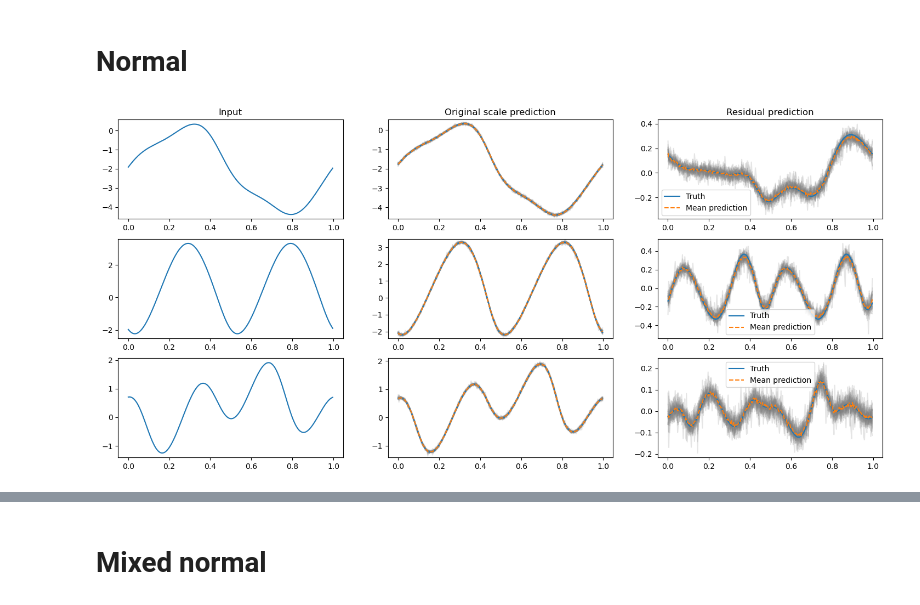
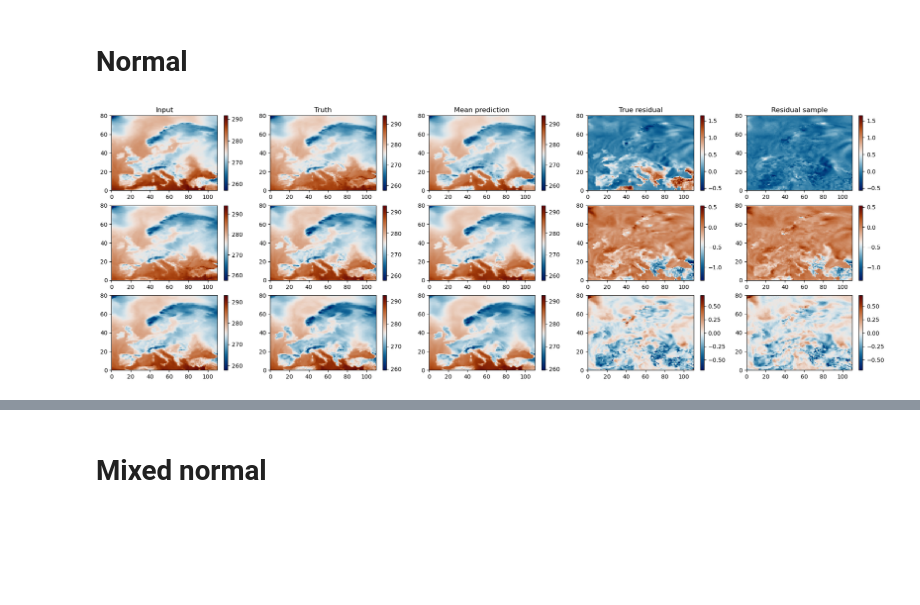
Before and after one commit to Philipp238/diffusionUQ, a Jupyter notebook: evaluation/era5.ipynb, the cells around one changed output, grey strips where cells are left out. Cells and saved outputs as stored; diff of their text form; code cells hidden in the pictures; blank space fills up the shorter version.

Commit message:
Update experiment results

```diff
--- a/evaluation/era5.ipynb
+++ b/evaluation/era5.ipynb
@@ -202,30 +157,28 @@ cb1 = fig.colorbar(im4, ax = axs[3])
 # %% [markdown]
 # Normal
 # %%
-ckpt_path = "../results/20250730_133121_debug/Datetime_20250730_133121_Loss_1D_Burgers_UNet_diffusion_normal_DDIM0.pt"
+ckpt_path = "../results/20250808_113626_debug/Datetime_20250808_113946_Loss_WeatherBench_UNet_diffusion_normal_T50_DDIM1.pt"
 distributional_method = "normal"
 # %%
 backbone =  UNetDiffusion(
-            d=1,
-            conditioning_dim=3,
+            d=2,
+            conditioning_dim=12,
             hidden_channels=64,
             in_channels=1,
             out_channels=1,
             init_features=64,
-            domain_dim = target_dim[-1]
+            domain_dim = target_dim
         )
 
 model = UNet_diffusion_normal(
     backbone=backbone,
-    d=1,
+    d=2,
     target_dim = 1,
 )
 model.load_state_dict(
     torch.load(ckpt_path, map_location=device)
 )
 model = model.to(device)
-
-ddim_churn = 1
 # %%
 pred = generate_diffusion_samples_low_dimensional(
     model=model,
@@ -237,9 +190,8 @@ pred = generate_diffusion_samples_low_dimensional(
     x_T_sampling_method=x_T_sampling_method,
     cfg_scale=cfg_scale,
     noise_schedule="linear",
-    ddim_churn=ddim_churn
 )
 # %%
-plot_predictions(input, target, pred, grid)
+plot(input, pred, target)
 # %% [output]
-[figure, old version]
+[figure, new version]
```
Also changed, not shown: parts of 7 cells of this notebook, 56 other files.
